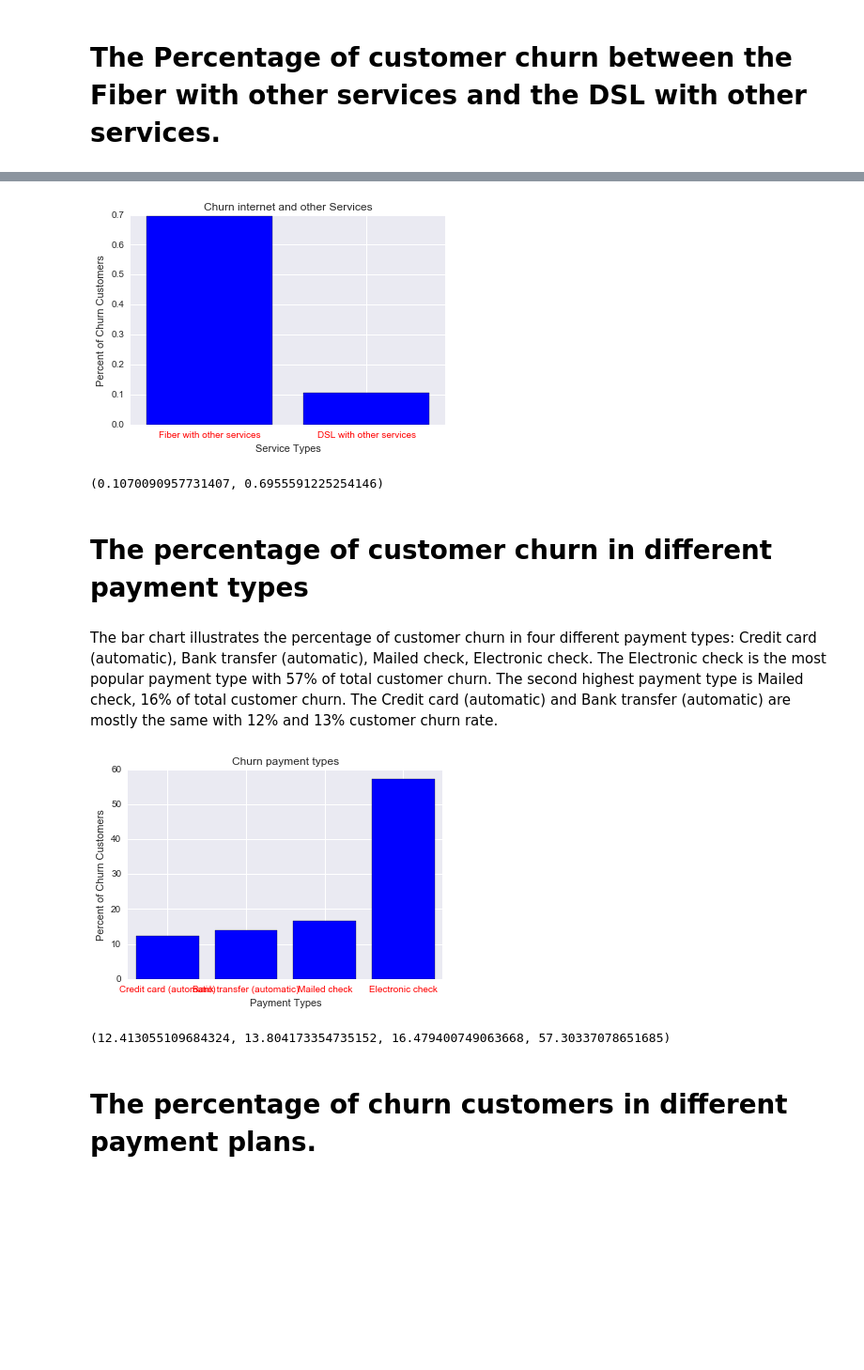
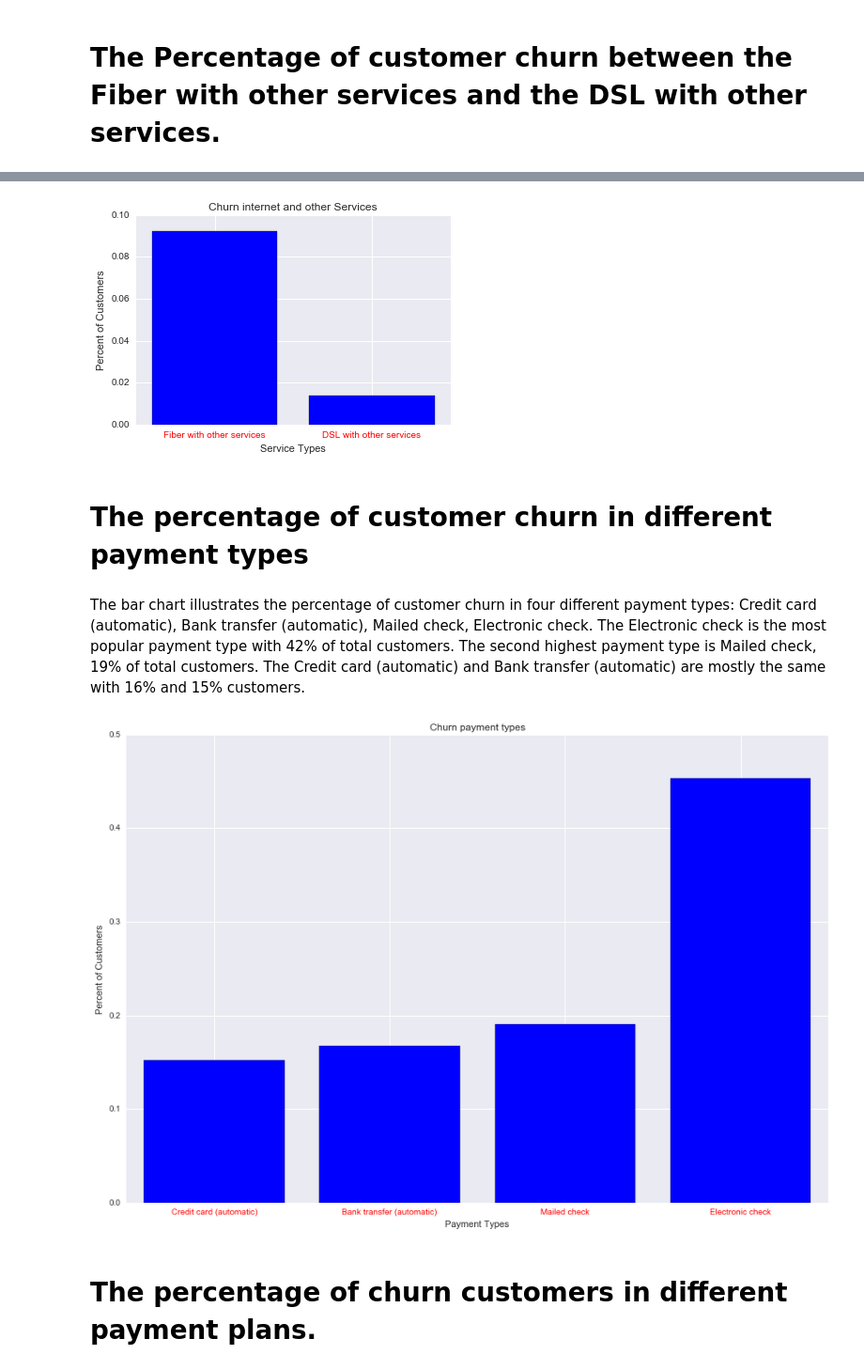
Before and after one commit to vinhpvu/Telco-customer-analytics, a Jupyter notebook: Untitled.ipynb, the cells around one changed output, grey strips where cells are left out. Shown: that part at 94% size. Drawn from its saved outputs; the diff is of its cells as text; code cells hidden in the pictures; blank space fills up the shorter version.

```diff
--- a/Untitled.ipynb
+++ b/Untitled.ipynb
@@ -145,13 +132,10 @@ The bar chart shows the percent of churn customers in two categories, fiber with
 # %%
-churn_phone_DSL_other=churn_data.customerID[(churn_data["DSL"]==1)&(churn_data["OnlineSecurity"]==1)&(churn_data["OnlineBackup"]==1)
-                                      &(churn_data["DeviceProtection"]==1)&(churn_data["TechSupport"]==1)&(churn_data["StreamingTV"]==1)
-                                     &(churn_data["StreamingMovies"]==1)]
-churn_phone_Fiber_other=churn_data.customerID[(churn_data["Fiber optic"]==1)&(churn_data["OnlineSecurity"]==1)&(churn_data["OnlineBackup"]==1)
-                                      &(churn_data["DeviceProtection"]==1)&(churn_data["TechSupport"]==1)&(churn_data["StreamingTV"]==1)
-                                     &(churn_data["StreamingMovies"]==1)]
-
-percent_churn_phone_DSL_other= percent_column(churn_phone_DSL_other)
-percent_churn_phone_Fiber_other=percent_column(churn_phone_Fiber_other)
+percent_churn_phone_DSL_other=customer[(customer["DSL"]==1)&(customer["OnlineSecurity"]==1)&(customer["OnlineBackup"]==1)
+                                      &(customer["DeviceProtection"]==1)&(customer["TechSupport"]==1)&(customer["StreamingTV"]==1)
+                                     &(customer["StreamingMovies"]==1)].Churn.mean()
+percent_churn_phone_Fiber_other=customer[(customer["Fiber optic"]==1)&(customer["OnlineSecurity"]==1)&(customer["OnlineBackup"]==1)
+                                      &(customer["DeviceProtection"]==1)&(customer["TechSupport"]==1)&(customer["StreamingTV"]==1)
+                                     &(customer["StreamingMovies"]==1)].Churn.mean()
 axis1=[1,2]
 
 plt.bar(axis1, [percent_churn_phone_Fiber_other,percent_churn_phone_DSL_other],color="blue",align = 'center')
@@ -164,39 +148,31 @@ plt.xlabel('Service Types')
 plt.ylabel('Percent of Customers')
 plt.title('Churn internet and other Services')
 plt.show()
-print (percent_churn_phone_DSL_other,percent_churn_phone_Fiber_other)
 # %% [output]
-[figure, old version]
+[figure, new version]
-(0.1070090957731407, 0.6955591225254146)
 # %% [markdown]
 # The percentage of customer churn in different payment types
 # %% [markdown]
-The bar chart illustrates the percentage of customer churn in four different payment types: Credit card (automatic), Bank transfer (automatic), Mailed check, Electronic check. The Electronic check is the most popular payment type with 57% of total customer churn. The second highest payment type is Mailed check, 16% of total customer churn. The Credit card (automatic) and Bank transfer (automatic) are mostly the same with 12% and 13% customer churn rate.
+The bar chart illustrates the percentage of customer churn in four different payment types: Credit card (automatic), Bank transfer (automatic), Mailed check, Electronic check. The Electronic check is the most popular payment type with 42% of total customers. The second highest payment type is Mailed check, 19% of total customers. The Credit card (automatic) and Bank transfer (automatic) are mostly the same with 16% and 15% customers.
 # %%
-churn_bank= churn_data[(churn_data["Bank transfer (automatic)"]==1)]
-churn_credit= churn_data[(churn_data["Credit card (automatic)"]==1)]
-churn_eleccheck= churn_data[(churn_data["Electronic check"]==1)]
-churn_mail= churn_data[(churn_data["Mailed check"]==1)]
-percent_bank=percent_column(churn_bank)
-percent_credit=percent_column(churn_credit)
-percent_eleccheck=percent_column(churn_eleccheck)
-percent_mail=percent_column(churn_mail)
+percent_bank=customer[(customer["Bank transfer (automatic)"]==1)].Churn.mean()
+percent_credit=customer[(customer["Credit card (automatic)"]==1)].Churn.mean()
+percent_eleccheck=customer[(customer["Electronic check"]==1)].Churn.mean()
+percent_mail=customer[(customer["Mailed check"]==1)].Churn.mean()
 axisL=[1,2,3,4]
-
+plt.figure(figsize=(15,10))
 plt.bar(axisL, [percent_credit,percent_bank,percent_mail,percent_eleccheck],color="blue",align = 'center')
 
 labels = ['Credit card (automatic)','Bank transfer (automatic)','Mailed check','Electronic check']
 
 plt.xticks(axisL,labels, color='red')
 
 plt.xlabel('Payment Types')
 plt.ylabel('Percent of Customers')
 plt.title('Churn payment types')
 plt.show()
-print(percent_credit,percent_bank,percent_mail,percent_eleccheck)
 # %% [output]
-[figure, old version]
+[figure, new version]
-(12.413055109684324, 13.804173354735152, 16.479400749063668, 57.30337078651685)
 # %% [markdown]
 # The percentage of churn customers in different payment plans.
 # %% [markdown]
```
Also changed, not shown: parts of 19 cells of this notebook.
